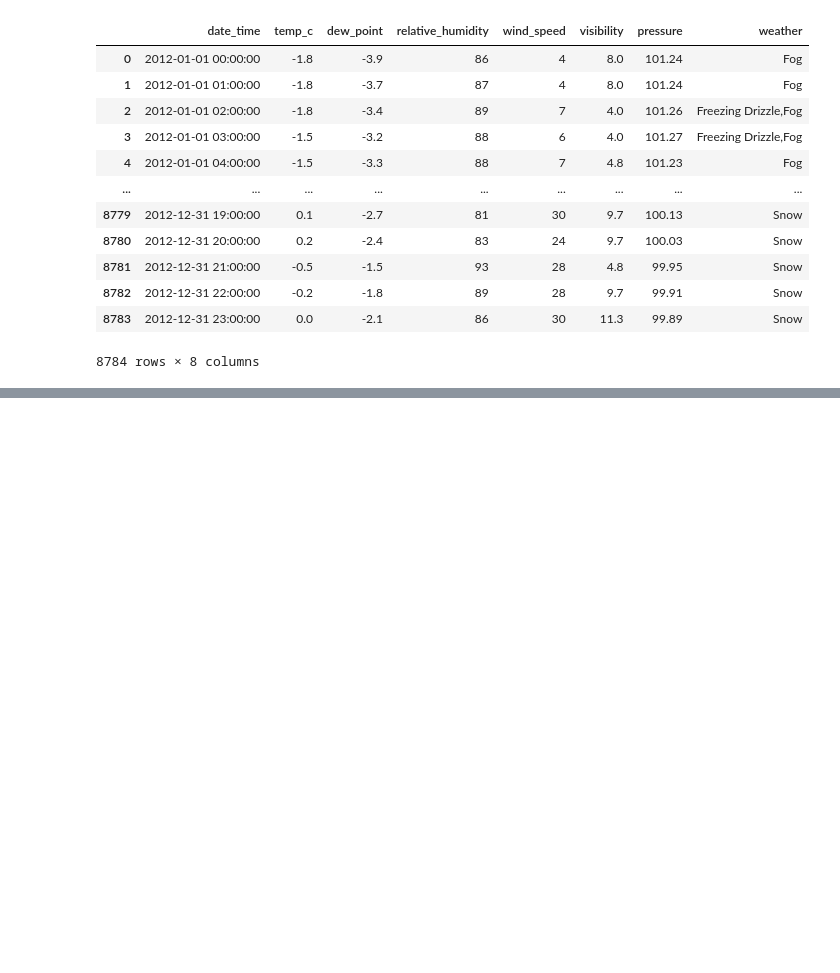
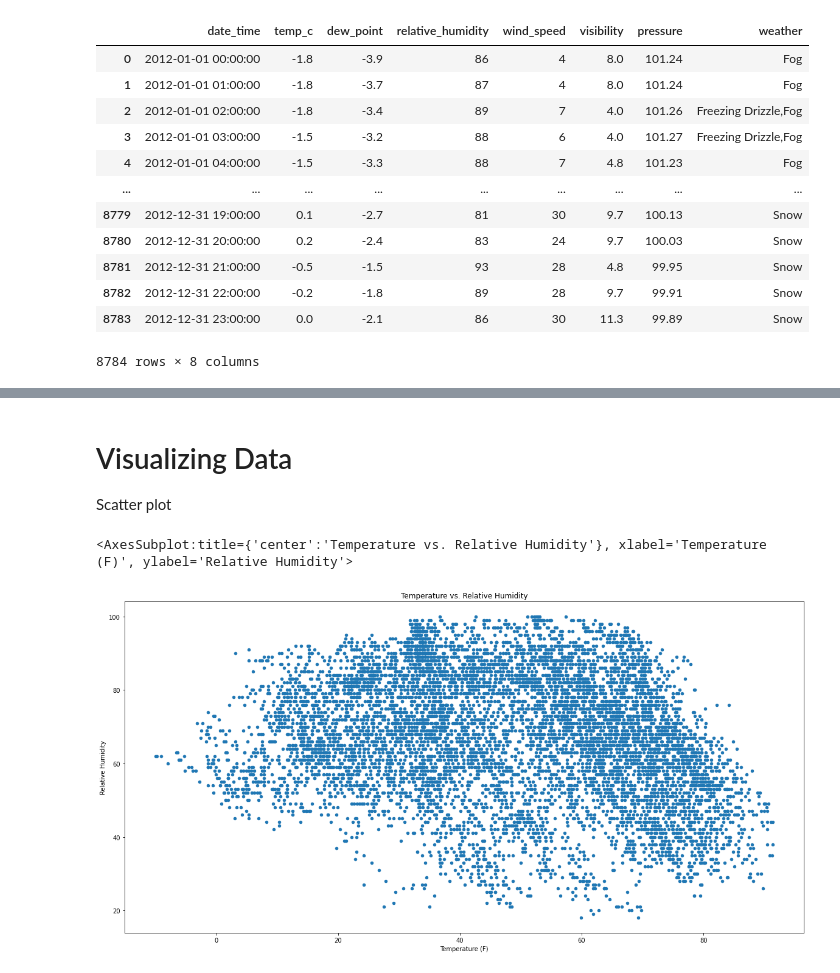
Before and after one commit to a-winders/MLA_ATW, a Jupyter notebook: MLA1_ATW.ipynb, the cells around one changed output, grey strips where cells are left out. Cells and saved outputs as stored; diff of their text form; code cells hidden in the pictures; blank space fills up the shorter version.

```diff
--- a/MLA1_ATW.ipynb
+++ b/MLA1_ATW.ipynb
@@ -123,0 +156,4 @@ df
+# %%
+# adds column temp_f with converted data from column data_c
+df["temp_f"] = df.apply(lambda x: (9/5)*x['temp_c']+32, axis=1)
+df = df.reindex(columns=['date_time','temp_f','temp_c','dew point','relative_humidity','wind_speed','visibility','pressure','weather'])
@@ -123,0 +230,3 @@ df
+# %%
+# converts data in date_time column to date/time
+df.date_time=pd.to_datetime(df.date_time)
@@ -123,0 +254,10 @@ df
+# %% [markdown]
+# Visualizing Data
+Scatter plot
+# %%
+# Generates scatter plot that compares temperature against relative humidity
+# Size of the graph is 20 x 10
+df.plot(kind='scatter',x='temp_f',xlabel='Temperature (F)',y='relative_humidity',ylabel='Relative Humidity',title="Temperature vs. Relative Humidity",figsize=(20,10))
+# %% [output]
+<AxesSubplot:title={'center':'Temperature vs. Relative Humidity'}, xlabel='Temperature (F)', ylabel='Relative Humidity'>
+[figure, added]
```
Also changed, not shown: parts of 21 cells of this notebook.
